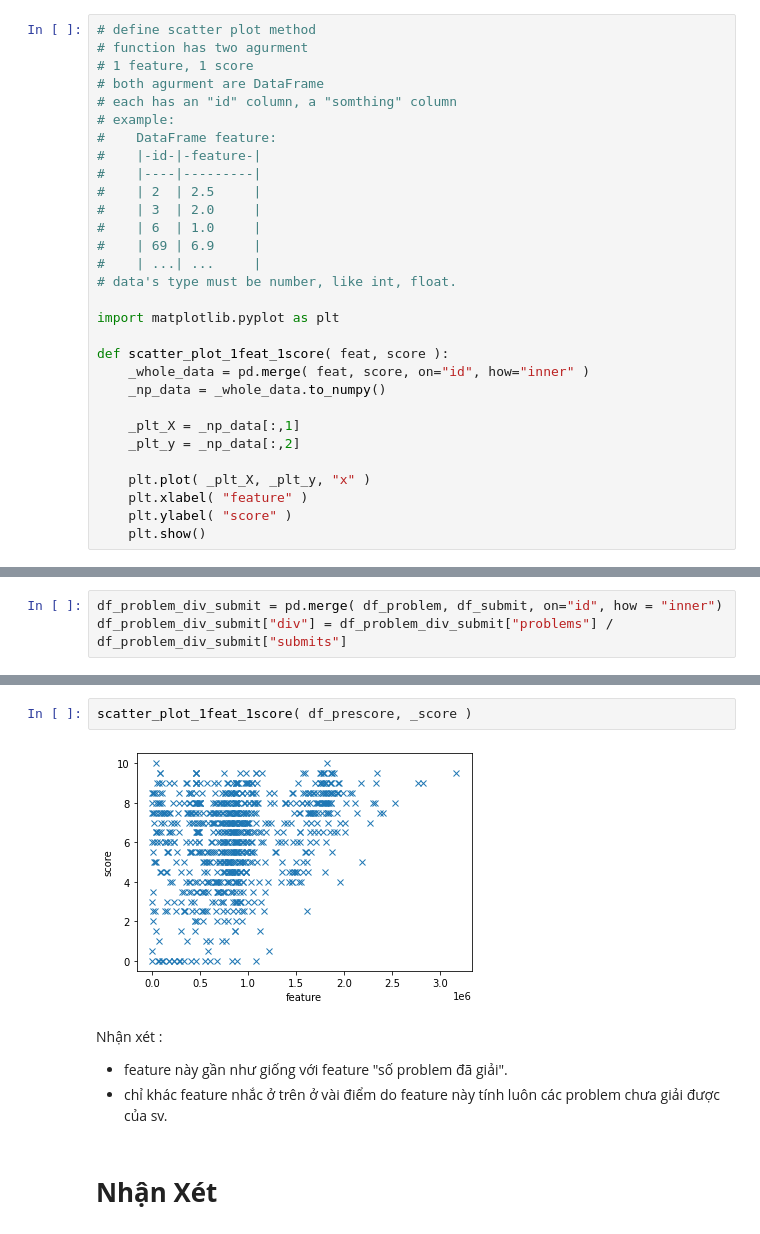
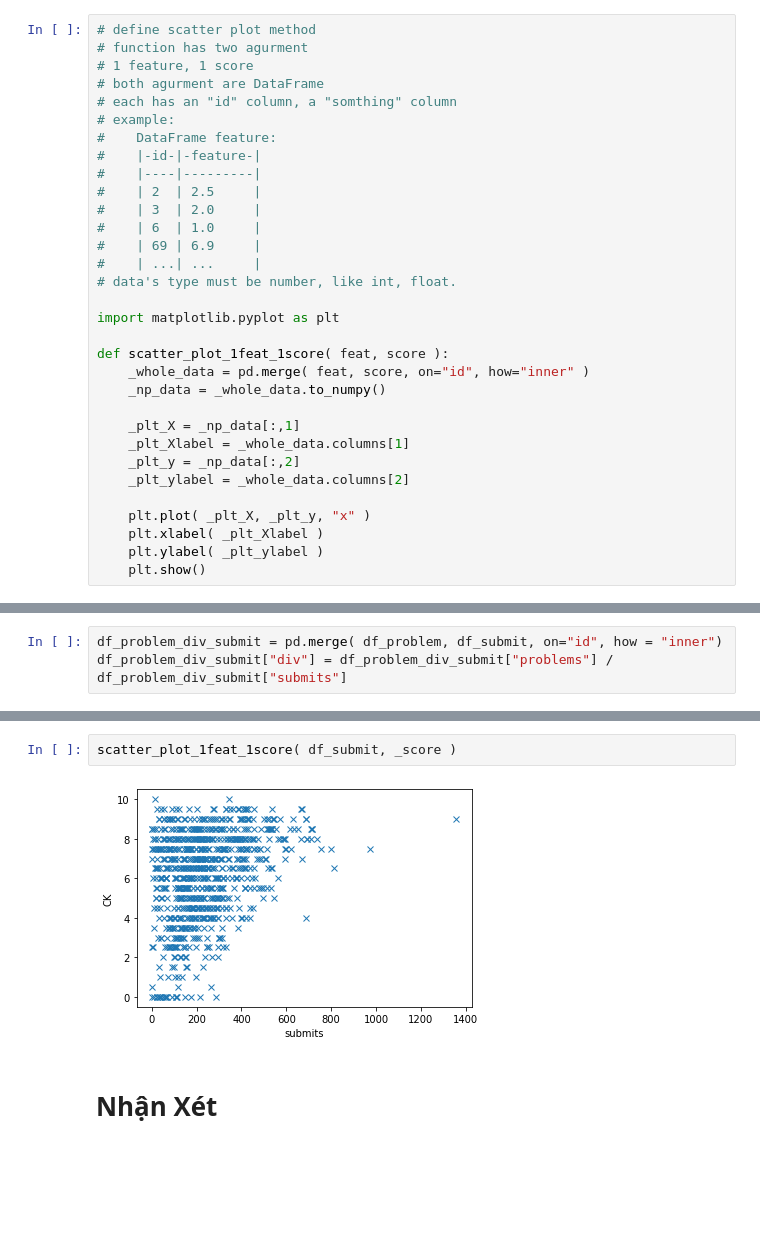
Before and after one commit to phutaekwondo/CS114.L21, a Jupyter notebook: duDoanDiemCuoiKy_homeWork/Bai_colab_so3.ipynb, the cells around one changed output, grey strips where cells are left out. Saved outputs shown, nothing was run; the diff lists cells and outputs as text; blank space fills up the shorter version.

Commit message:
scatter plot feat "tổng số submit"

```diff
--- a/duDoanDiemCuoiKy_homeWork/Bai_colab_so3.ipynb
+++ b/duDoanDiemCuoiKy_homeWork/Bai_colab_so3.ipynb
@@ -329,11 +323,13 @@ def scatter_plot_1feat_1score( feat, score ):
     _np_data = _whole_data.to_numpy()
 
     _plt_X = _np_data[:,1]
+    _plt_Xlabel = _whole_data.columns[1]
     _plt_y = _np_data[:,2]
+    _plt_ylabel = _whole_data.columns[2]
 
     plt.plot( _plt_X, _plt_y, "x" )
-    plt.xlabel( "feature" )
-    plt.ylabel( "score" )
+    plt.xlabel( _plt_Xlabel )
+    plt.ylabel( _plt_ylabel )
     plt.show()
 # %%
 _feat = extract.rename( columns={"user_id":"id"})
@@ -423,10 +397,6 @@ df_prescore
 # %%
-scatter_plot_1feat_1score( df_prescore, _score )
+scatter_plot_1feat_1score( df_submit, _score )
 # %% [output]
-[figure, old version]
+[figure, new version]
-# %% [markdown]
-Nhận xét :
-+ feature này gần như giống với feature "số problem đã giải".
-+ chỉ khác feature nhắc ở trên ở vài điểm do feature này tính luôn các problem chưa giải được của sv.
 # %% [markdown]
 # **Nhận Xét**
```
Also changed, not shown: parts of 11 cells of this notebook.
